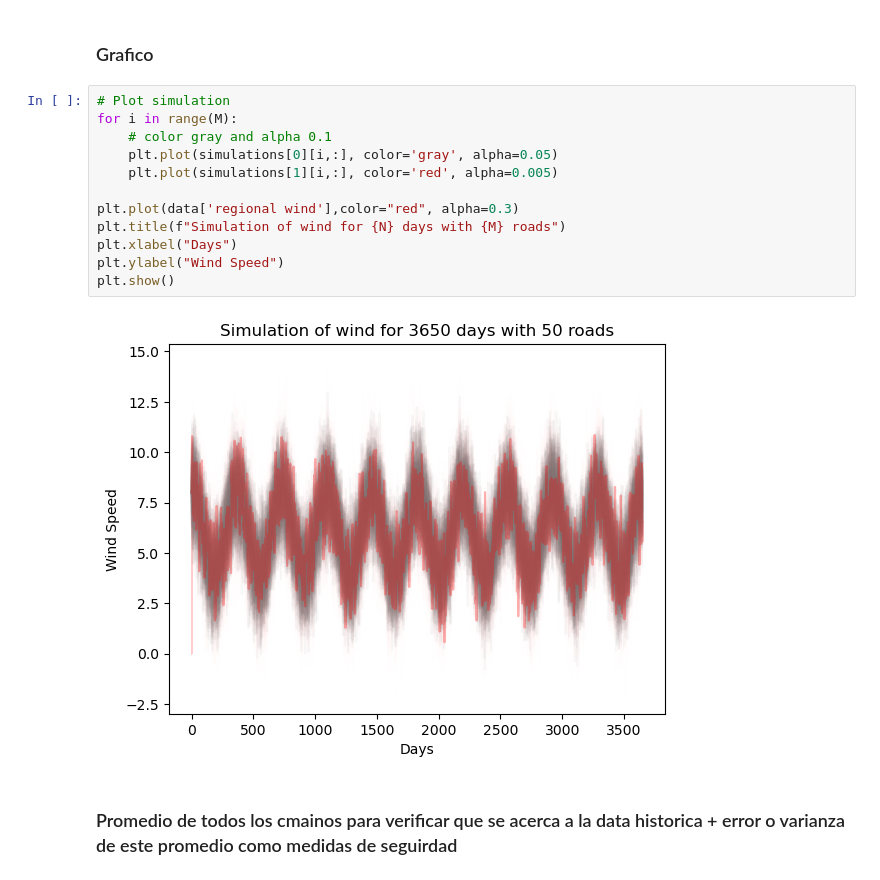
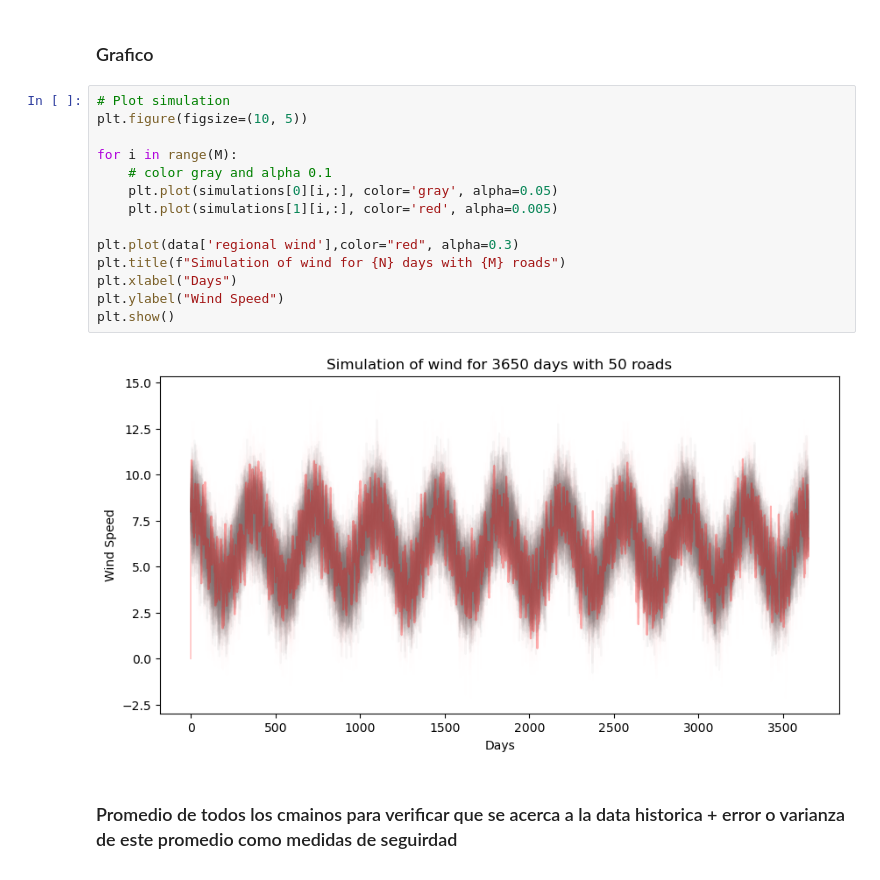
Before and after one commit to GuidoDSalem/TP---AplicacionesComputacionales, a Jupyter notebook: main limpio.ipynb, the cells around one changed output. Drawn from its saved outputs; the diff is of its cells as text.

```diff
--- a/main limpio.ipynb
+++ b/main limpio.ipynb
@@ -514,18 +514,20 @@ simulations = simulacion(kappa, sigma,beta,gamma,dias= N, M=M)
 ### Grafico
 # %%
 # Plot simulation
+plt.figure(figsize=(10, 5))
+
 for i in range(M):
     # color gray and alpha 0.1
     plt.plot(simulations[0][i,:], color='gray', alpha=0.05)
     plt.plot(simulations[1][i,:], color='red', alpha=0.005)
 
 plt.plot(data['regional wind'],color="red", alpha=0.3)
 plt.title(f"Simulation of wind for {N} days with {M} roads")
 plt.xlabel("Days")
 plt.ylabel("Wind Speed")
 plt.show()
 # %% [output]
-[figure, old version]
+[figure, new version]
 # %% [markdown]
 ### Promedio de todos los cmainos para verificar que se acerca a la data historica + error o varianza de este promedio como medidas de seguirdad
 # %%
```
Also changed, not shown: parts of 3 cells of this notebook.
